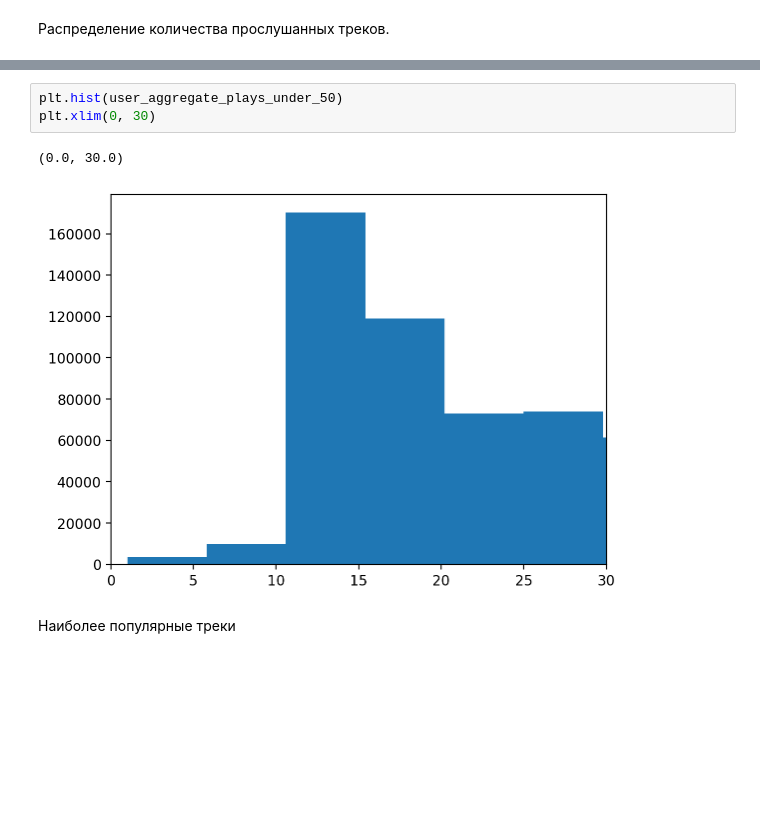
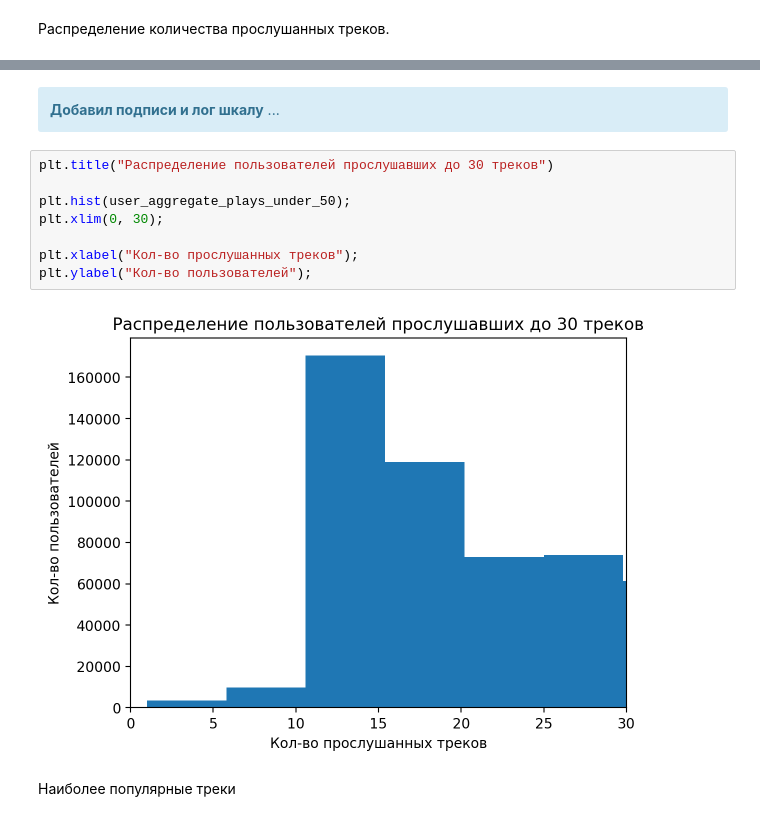
Before and after one commit to glebrwl/mle-recsys-project, a Jupyter notebook: recommendations.ipynb, the cells around one changed output, grey strips where cells are left out. Drawn from its saved outputs; the diff is of its cells as text; blank space fills up the shorter version.

```diff
--- a/recommendations.ipynb
+++ b/recommendations.ipynb
@@ -234,9 +310,17 @@ plt.hist(user_aggregate_plays['n_tracks'], bins=100);
+# %% [markdown]
+<div class="alert alert-block alert-info">
+<b>Добавил подписи и лог шкалу</b> ...
+</div>
 # %%
-plt.hist(user_aggregate_plays_under_50)
-plt.xlim(0, 30)
+plt.title("Распределение пользователей прослушавших до 30 треков")
+
+plt.hist(user_aggregate_plays_under_50);
+plt.xlim(0, 30);
+
+plt.xlabel("Кол-во прослушанных треков");
+plt.ylabel("Кол-во пользователей");
 # %% [output]
-(0.0, 30.0)
-[figure, old version]
+[figure, new version]
 # %% [markdown]
 Наиболее популярные треки
 # %%
```
Also changed, not shown: parts of 37 cells of this notebook.
